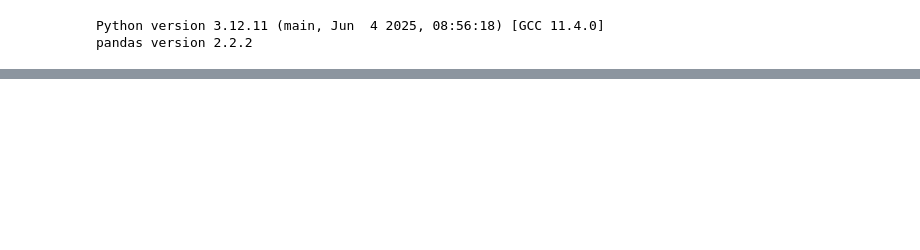
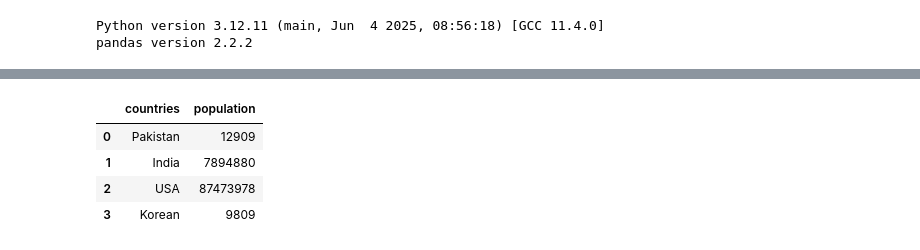
Before and after one commit to Ahsaniss/Pandas, a Jupyter notebook: pandas.ipynb, the cells around one changed output, grey strips where cells are left out. Saved outputs shown, nothing was run; the diff lists cells and outputs as text; code cells hidden in the pictures; blank space fills up the shorter version.

```diff
--- a/pandas.ipynb
+++ b/pandas.ipynb
@@ -155,0 +179,8 @@ df.head()
+# %%
+df_dect
+# %% [output]
+|  | countries | population |
+| 0 | Pakistan | 12909 |
+| 1 | India | 7894880 |
+| 2 | USA | 87473978 |
+| 3 | Korean | 9809 |
```
Also changed, not shown: parts of 5 cells of this notebook.
